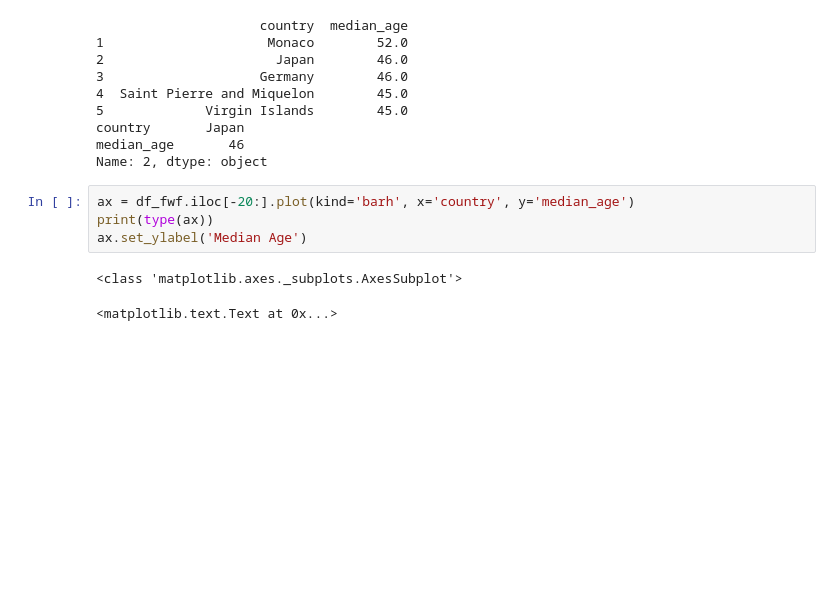
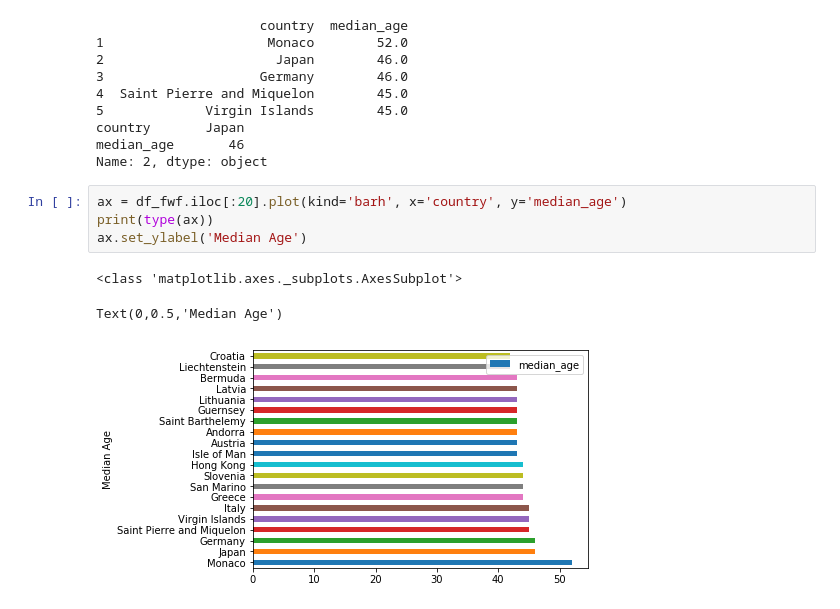
Before and after one commit to jstrickler/20190506Bettis, a Jupyter notebook: NOTEBOOKS/Pandas_Input_Demo.ipynb, the cells around one changed output. Drawn from its saved outputs; the diff is of its cells as text; blank space fills up the shorter version.

```diff
--- a/NOTEBOOKS/Pandas_Input_Demo.ipynb
+++ b/NOTEBOOKS/Pandas_Input_Demo.ipynb
@@ -170,9 +171,10 @@ country       Japan
 median_age       46
 Name: 2, dtype: object
 # %%
-ax = df_fwf.iloc[-20:].plot(kind='barh', x='country', y='median_age')
+ax = df_fwf.iloc[:20].plot(kind='barh', x='country', y='median_age')
 print(type(ax))
 ax.set_ylabel('Median Age')
 # %% [output]
 <class 'matplotlib.axes._subplots.AxesSubplot'>
-<matplotlib.text.Text at 0x...>
+Text(0,0.5,'Median Age')
+[figure, added]
```
Also changed, not shown: parts of 3 cells of this notebook, 15 other files.
